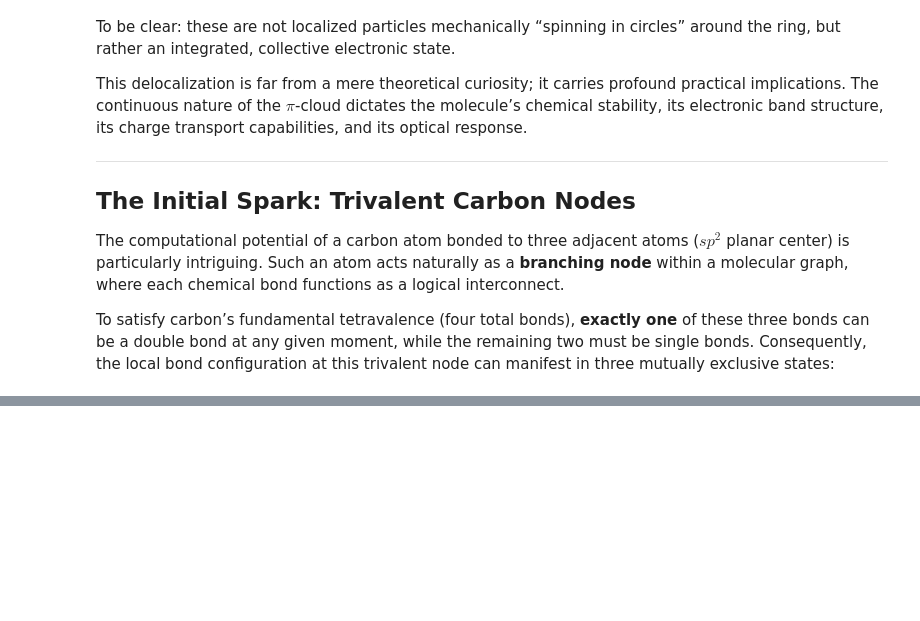
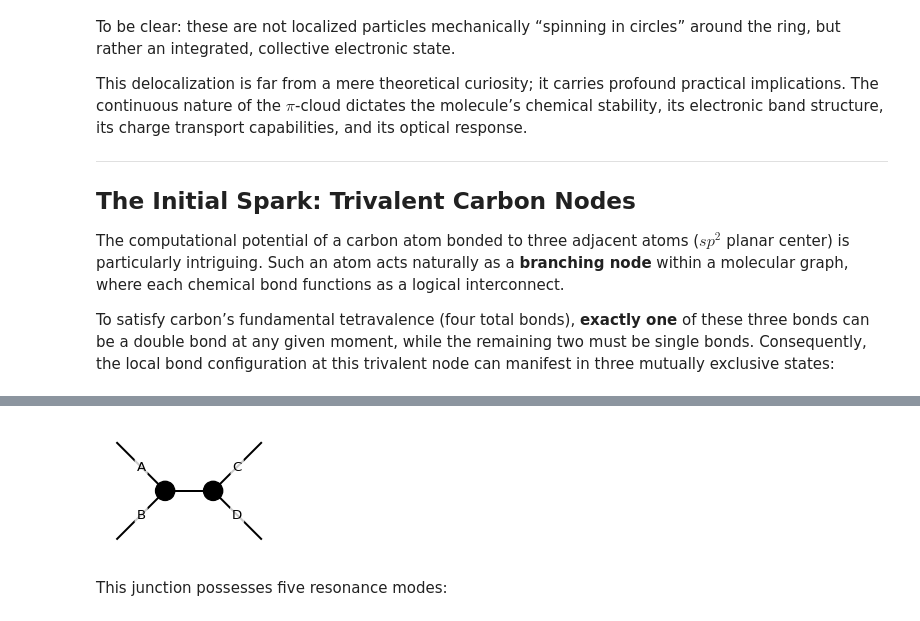
Before and after one commit to nicdeclic/quantum-molecular-computing, a Jupyter notebook: posts/quantum-chemistry/index.ipynb, the cells around one changed output, grey strips where cells are left out. Saved outputs shown, nothing was run; the diff lists cells and outputs as text; code cells hidden in the pictures; blank space fills up the shorter version.

```diff
--- a/posts/quantum-chemistry/index.ipynb
+++ b/posts/quantum-chemistry/index.ipynb
@@ -393,0 +576,25 @@ notations. Clarity is paramount.
+# %%
+# Create Molecule
+mol3 = CarbonMolecule('"H" junction')
+
+# Add atoms
+c1 = mol3.add_atom(x=0, y=0.5, visible=False)
+c2 = mol3.add_atom(x=0, y=-0.5, visible=False)
+c3 = mol3.add_atom(x=0.5, y=0, visible=True)
+c4 = mol3.add_atom(x=1, y=0, visible=True)
+c5 = mol3.add_atom(x=1.5, y=0.5, visible=False)
+c6 = mol3.add_atom(x=1.5, y=-0.5, visible=False)
+
+# Add bonds
+b1 = mol3.add_bond(c1, c3, order="single", label="A", role="input")
+b2 = mol3.add_bond(c2, c3, order="single", label="B", role="input")
+b3 = mol3.add_bond(c5, c4, order="single", label="C", role="input")
+b4 = mol3.add_bond(c6, c4, order="single", label="D", role="output")
+b5 = mol3.add_bond(c3, c4, order="single")
+
+# Draw with Schemdraw
+mol3.draw()
+# %% [output]
+[figure, added]
+# %% [markdown]
+This junction possesses five resonance modes:
```
Also changed, not shown: parts of 17 cells of this notebook, 55 other files.
